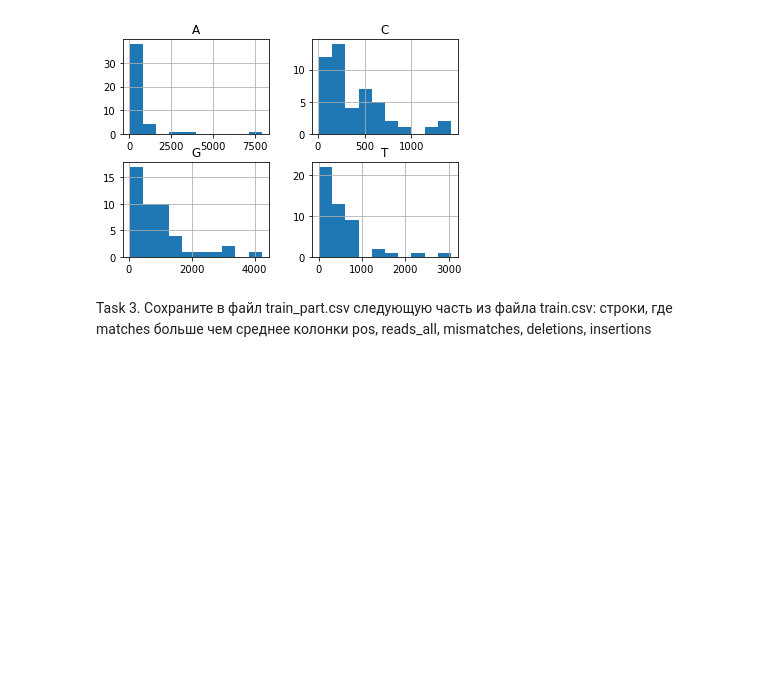
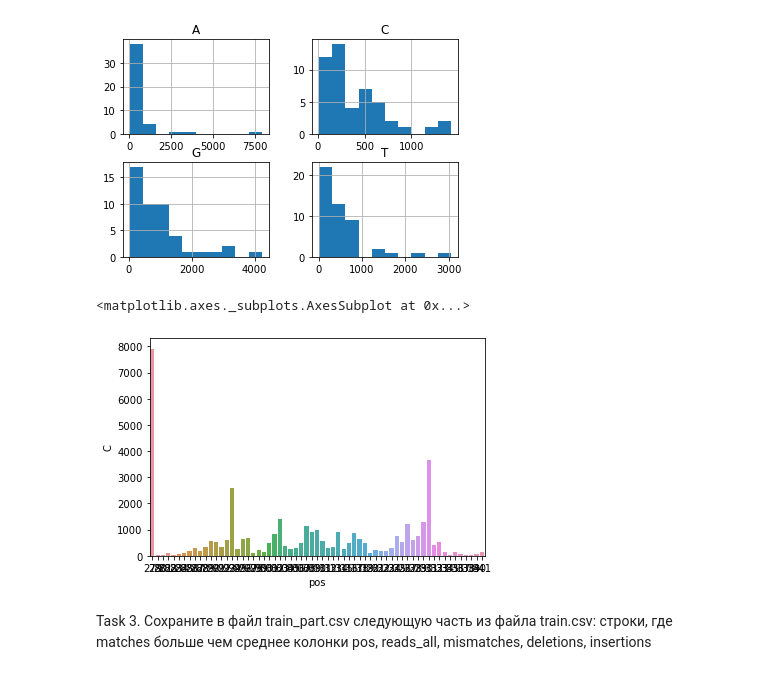
Before and after one commit to Terraslavonica/Python_HW, a Jupyter notebook: HW_14_jupyter.ipynb, the cells around one changed output. Drawn from its saved outputs; the diff is of its cells as text; code cells hidden in the pictures; blank space fills up the shorter version.

```diff
--- a/HW_14_jupyter.ipynb
+++ b/HW_14_jupyter.ipynb
@@ -52,6 +59,12 @@ array([[<matplotlib.axes._subplots.AxesSubplot object at 0x...>,
         <matplotlib.axes._subplots.AxesSubplot object at 0x...>]],
       dtype=object)
 [figure]
+# %%
+sns.barplot(data=train, x='pos', y='A')
+sns.barplot(data=train, x='pos', y='C')
+# %% [output]
+<matplotlib.axes._subplots.AxesSubplot at 0x...>
+[figure, added]
 # %% [markdown]
 Task 3. Сохраните в файл train_part.csv следующую часть из файла train.csv:
 строки, где matches больше чем среднее
```
Also changed, not shown: parts of 2 cells of this notebook.
